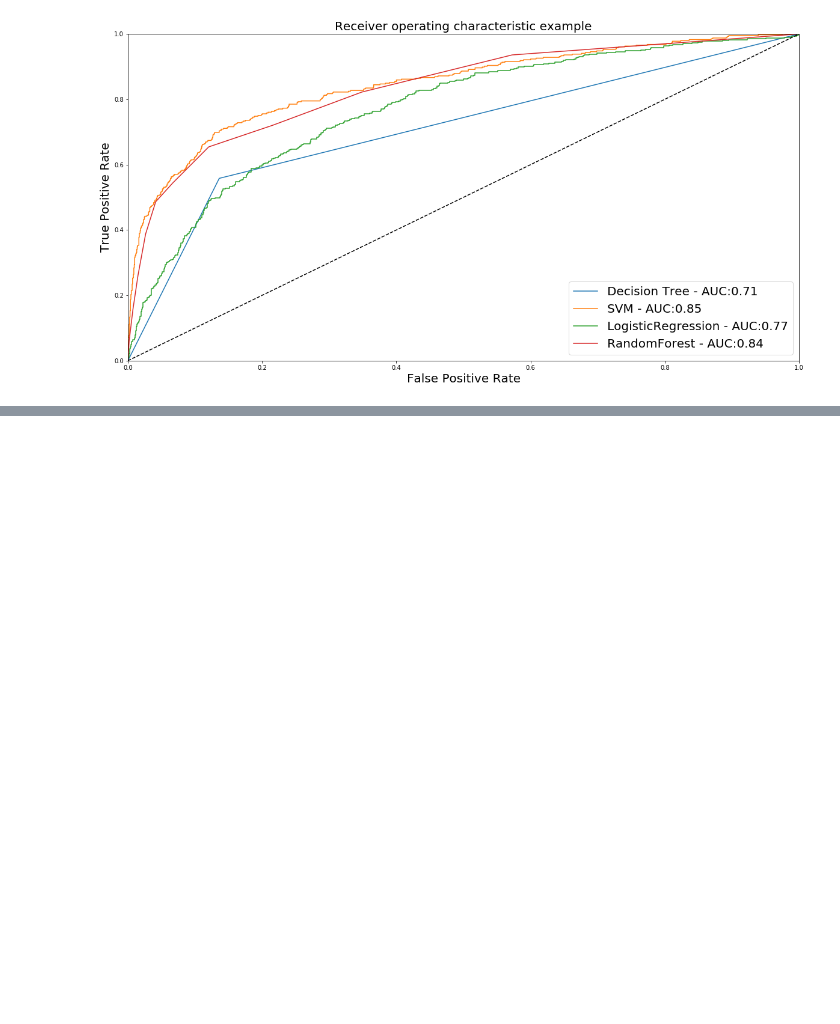
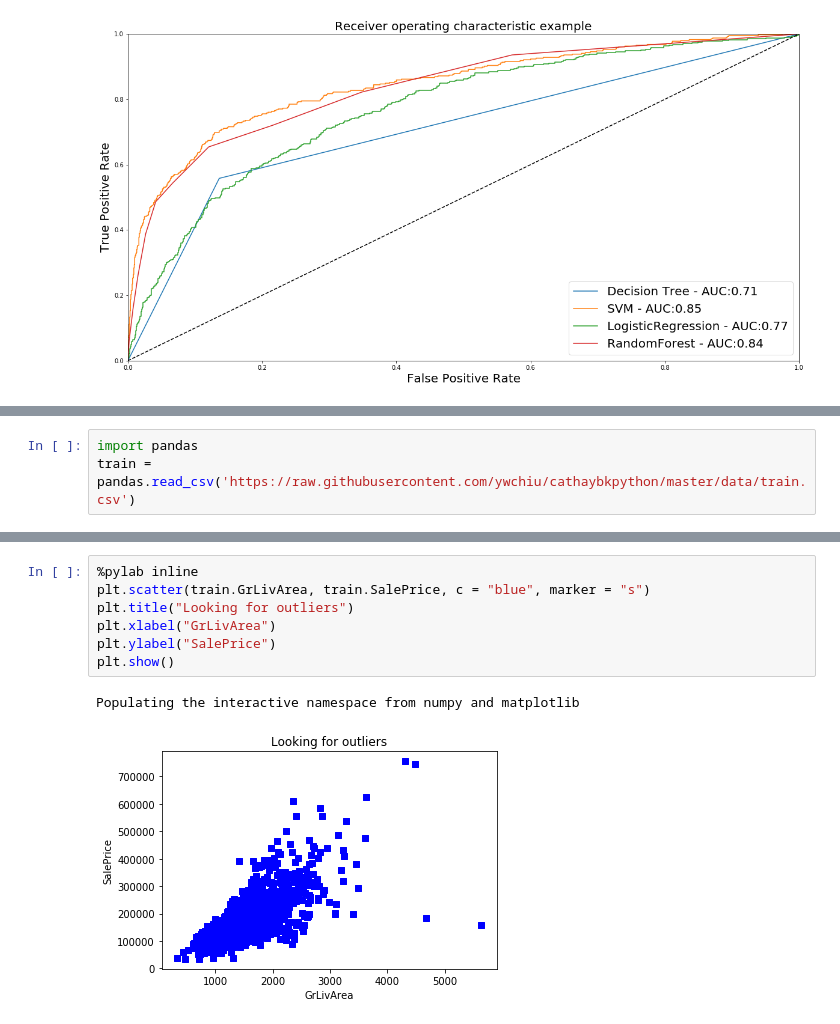
Before and after one commit to ywchiu/cathaybkpython, a Jupyter notebook: Demo20181218.ipynb, the cells around one changed output, grey strips where cells are left out. Drawn from its saved outputs; the diff is of its cells as text; blank space fills up the shorter version.

```diff
--- a/Demo20181218.ipynb
+++ b/Demo20181218.ipynb
@@ -898,0 +901,3 @@ plt.show()
+# %%
+import pandas
+train = pandas.read_csv('https://raw.githubusercontent.com/ywchiu/cathaybkpython/master/data/train.csv')
@@ -898,0 +956,10 @@ plt.show()
+# %%
+%pylab inline
+plt.scatter(train.GrLivArea, train.SalePrice, c = "blue", marker = "s")
+plt.title("Looking for outliers")
+plt.xlabel("GrLivArea")
+plt.ylabel("SalePrice")
+plt.show()
+# %% [output]
+Populating the interactive namespace from numpy and matplotlib
+[figure, added]
```
Also changed, not shown: parts of 35 cells of this notebook.
